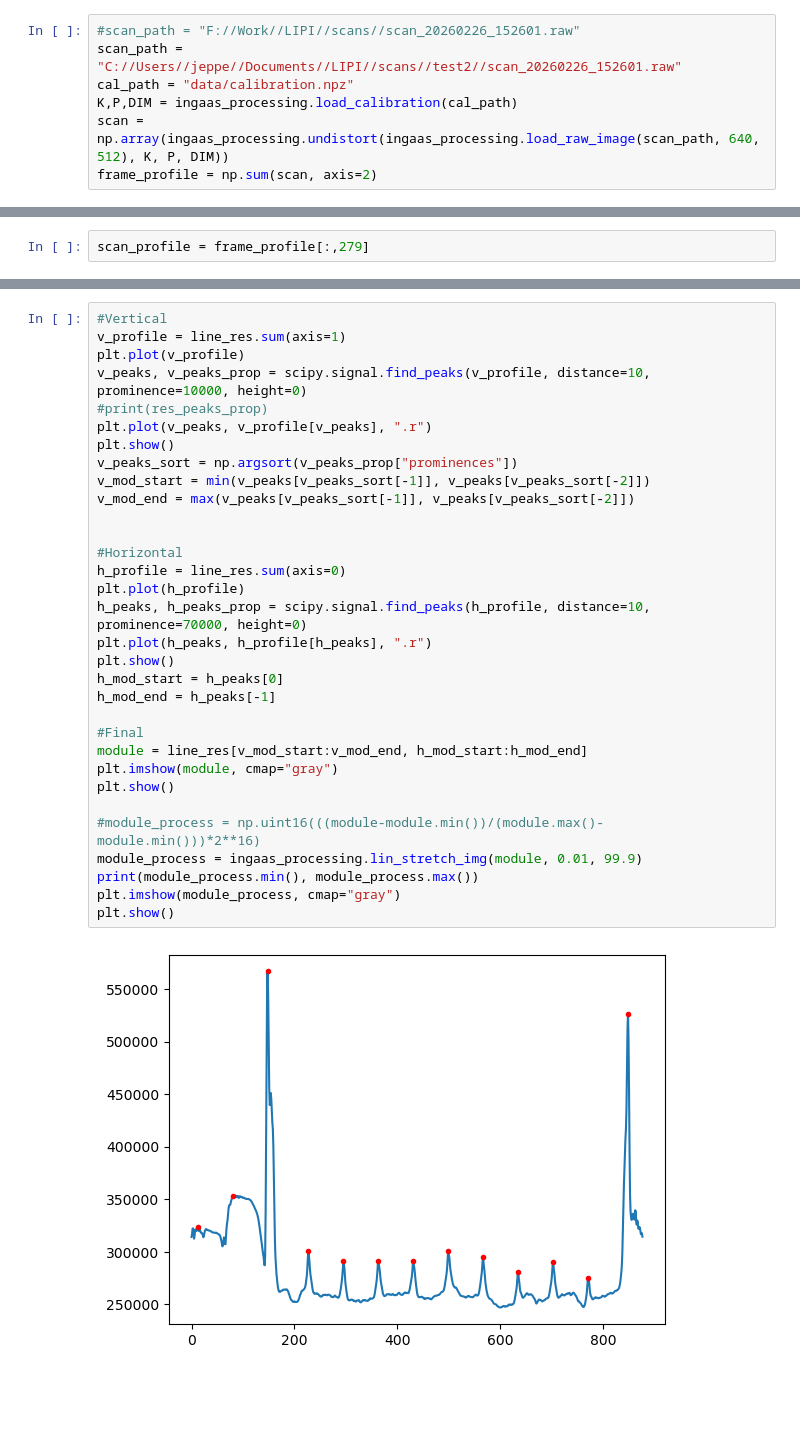
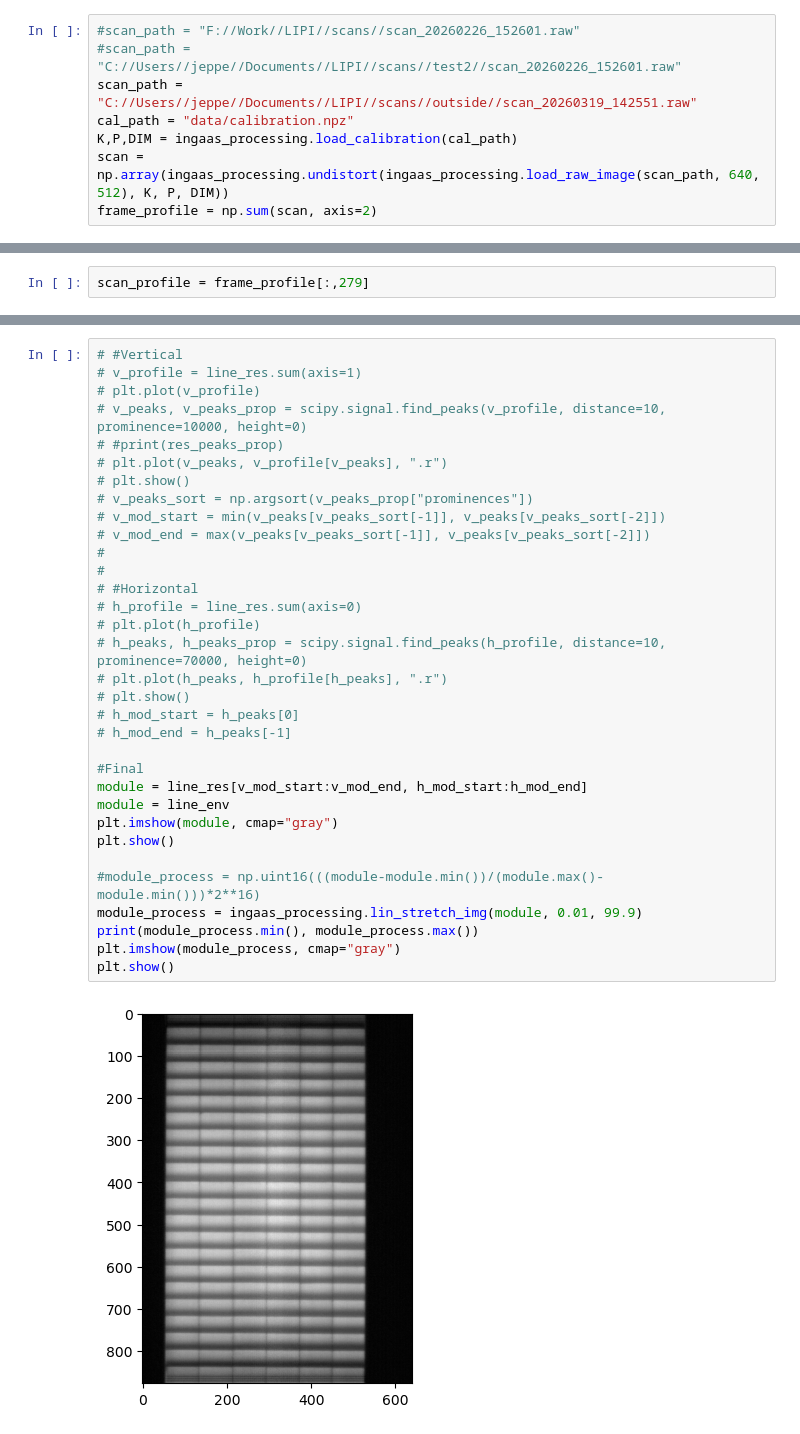
Before and after one commit to JeperoJ/Photoluminescence-scanner, a Jupyter notebook: Software refactor/LIPI_Processing/testing_fps_wrong.ipynb, the cells around one changed output, grey strips where cells are left out. Drawn from its saved outputs; the diff is of its cells as text; blank space fills up the shorter version.

```diff
--- a/Software refactor/LIPI_Processing/testing_fps_wrong.ipynb
+++ b/Software refactor/LIPI_Processing/testing_fps_wrong.ipynb
@@ -6,7 +6,8 @@ import numpy as np
 import matplotlib.pyplot as plt
 # %%
 #scan_path = "F://Work//LIPI//scans//scan_20260226_152601.raw"
-scan_path = "C://Users//jeppe//Documents//LIPI//scans//test2//scan_20260226_152601.raw"
+#scan_path = "C://Users//jeppe//Documents//LIPI//scans//test2//scan_20260226_152601.raw"
+scan_path = "C://Users//jeppe//Documents//LIPI//scans//outside//scan_20260319_142551.raw"
 cal_path = "data/calibration.npz"
 K,P,DIM = ingaas_processing.load_calibration(cal_path)
 scan = np.array(ingaas_processing.undistort(ingaas_processing.load_raw_image(scan_path, 640, 512), K, P, DIM))
@@ -158,34 +153,35 @@ plt.plot(line_res[:,0])
 # %%
-#Vertical
-v_profile = line_res.sum(axis=1)
-plt.plot(v_profile)
-v_peaks, v_peaks_prop = scipy.signal.find_peaks(v_profile, distance=10, prominence=10000, height=0)
-#print(res_peaks_prop)
-plt.plot(v_peaks, v_profile[v_peaks], ".r")
-plt.show()
-v_peaks_sort = np.argsort(v_peaks_prop["prominences"])
-v_mod_start = min(v_peaks[v_peaks_sort[-1]], v_peaks[v_peaks_sort[-2]])
-v_mod_end = max(v_peaks[v_peaks_sort[-1]], v_peaks[v_peaks_sort[-2]])
-
-
-#Horizontal
-h_profile = line_res.sum(axis=0)
-plt.plot(h_profile)
-h_peaks, h_peaks_prop = scipy.signal.find_peaks(h_profile, distance=10, prominence=70000, height=0)
-plt.plot(h_peaks, h_profile[h_peaks], ".r")
-plt.show()
-h_mod_start = h_peaks[0]
-h_mod_end = h_peaks[-1]
+# #Vertical
+# v_profile = line_res.sum(axis=1)
+# plt.plot(v_profile)
+# v_peaks, v_peaks_prop = scipy.signal.find_peaks(v_profile, distance=10, prominence=10000, height=0)
+# #print(res_peaks_prop)
+# plt.plot(v_peaks, v_profile[v_peaks], ".r")
+# plt.show()
+# v_peaks_sort = np.argsort(v_peaks_prop["prominences"])
+# v_mod_start = min(v_peaks[v_peaks_sort[-1]], v_peaks[v_peaks_sort[-2]])
+# v_mod_end = max(v_peaks[v_peaks_sort[-1]], v_peaks[v_peaks_sort[-2]])
+#
+#
+# #Horizontal
+# h_profile = line_res.sum(axis=0)
+# plt.plot(h_profile)
+# h_peaks, h_peaks_prop = scipy.signal.find_peaks(h_profile, distance=10, prominence=70000, height=0)
+# plt.plot(h_peaks, h_profile[h_peaks], ".r")
+# plt.show()
+# h_mod_start = h_peaks[0]
+# h_mod_end = h_peaks[-1]
 
 #Final
 module = line_res[v_mod_start:v_mod_end, h_mod_start:h_mod_end]
+module = line_env
 plt.imshow(module, cmap="gray")
 plt.show()
 
 #module_process = np.uint16(((module-module.min())/(module.max()-module.min()))*2**16)
 module_process = ingaas_processing.lin_stretch_img(module, 0.01, 99.9)
 print(module_process.min(), module_process.max())
 plt.imshow(module_process, cmap="gray")
 plt.show()
 # %% [output]
-[figure, old version]
+[figure, new version]
```
Also changed, not shown: parts of 23 cells of this notebook, 1 other file.
